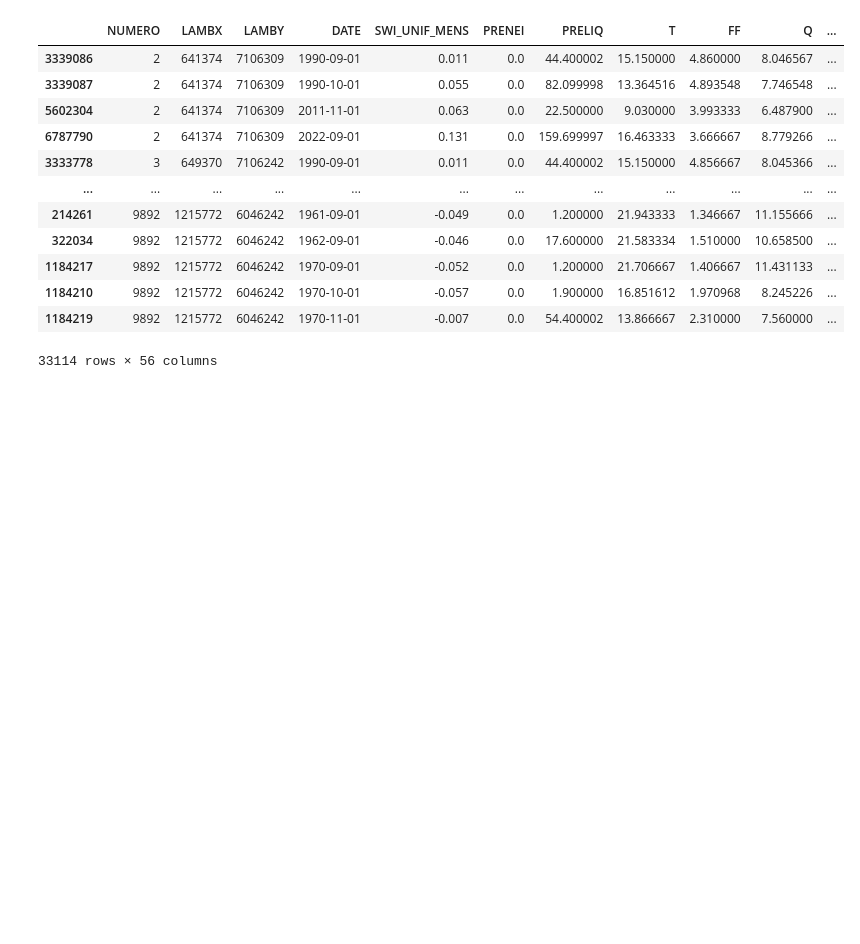
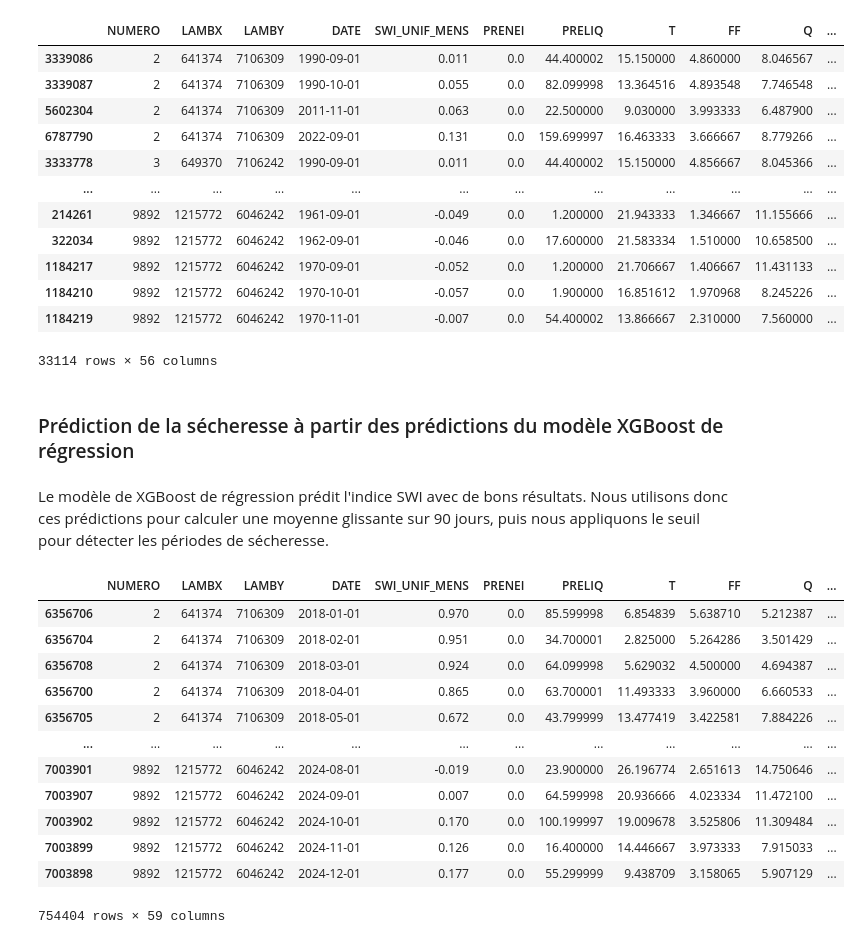
Before and after one commit to Lanouraf/Climate_Risk_Project_SWI_MS_A, a Jupyter notebook: modelisation.ipynb, the cells around one changed output. Cells and saved outputs as stored; diff of their text form; code cells hidden in the pictures; blank space fills up the shorter version.

```diff
--- a/modelisation.ipynb
+++ b/modelisation.ipynb
@@ -1056,3 +1057,48 @@ display(gdf[gdf["SECHERESSE"] == 1])
 | 1184210 | 9892 | 1215772 | 6046242 | 1970-10-01 | -0.057 | 0.0 | 1.900000 | 16.851612 | 1.970968 | 8.245226 | ... |
 | 1184219 | 9892 | 1215772 | 6046242 | 1970-11-01 | -0.007 | 0.0 | 54.400002 | 13.866667 | 2.310000 | 7.560000 | ... |
 33114 rows × 56 columns
+# %% [markdown]
+### Prédiction de la sécheresse à partir des prédictions du modèle XGBoost de régression
+# %% [markdown]
+Le modèle de XGBoost de régression prédit l'indice SWI avec de bons résultats. Nous utilisons donc ces prédictions pour calculer une moyenne glissante sur 90 jours, puis nous appliquons le seuil pour détecter les périodes de sécheresse.
+# %%
+### Isolement de la base de test pour la modélisation de la sécheresse et ajout des prédictions de SWI ###
+
+
+# Base de test
+test = gdf[gdf["DATE"] >= "2018-01-01"].copy()
+
+# Ajout des prédictions XGBoost temporel
+test["SWI_UNIF_MENS_PRED_XGB"] = preds_test_xgb_time
+
+# Ajout de la moyenne glissante sur 3 mois des prédictions XGBoost temporel
+test["SWI_UNIF_MENS_PRED_XGB_MA3"] = test.groupby("NUMERO")["SWI_UNIF_MENS_PRED_XGB"].rolling(window = 3).mean().reset_index(level = 0, drop = True)
+
+# Ajout de la colonne indicatrice de sécheresse basée sur les prédictions
+test["SECHERESSE_PRED"] = 0
+
+# Remplissage de la colonne
+for point in points_grille:
+
+    # Valeur du quantile 4 % pour le point
+    seuil_point = gdf_min_annual.loc[gdf_min_annual["NUMERO"] == point, "SWI_UNIF_MENS_MA3"].values[0]
+
+    # Mise à jour de la colonne indicatrice
+    test.loc[(test["NUMERO"] == point) & (test["SWI_UNIF_MENS_PRED_XGB_MA3"] < seuil_point), "SECHERESSE_PRED"] = 1
+
+# Affichage de la base
+display(test)
+# %% [output]
+|  | NUMERO | LAMBX | LAMBY | DATE | SWI_UNIF_MENS | PRENEI | PRELIQ | T | FF | Q | ... |
+| 6356706 | 2 | 641374 | 7106309 | 2018-01-01 | 0.970 | 0.0 | 85.599998 | 6.854839 | 5.638710 | 5.212387 | ... |
+| 6356704 | 2 | 641374 | 7106309 | 2018-02-01 | 0.951 | 0.0 | 34.700001 | 2.825000 | 5.264286 | 3.501429 | ... |
+| 6356708 | 2 | 641374 | 7106309 | 2018-03-01 | 0.924 | 0.0 | 64.099998 | 5.629032 | 4.500000 | 4.694387 | ... |
+| 6356700 | 2 | 641374 | 7106309 | 2018-04-01 | 0.865 | 0.0 | 63.700001 | 11.493333 | 3.960000 | 6.660533 | ... |
+| 6356705 | 2 | 641374 | 7106309 | 2018-05-01 | 0.672 | 0.0 | 43.799999 | 13.477419 | 3.422581 | 7.884226 | ... |
+| ... | ... | ... | ... | ... | ... | ... | ... | ... | ... | ... | ... |
+| 7003901 | 9892 | 1215772 | 6046242 | 2024-08-01 | -0.019 | 0.0 | 23.900000 | 26.196774 | 2.651613 | 14.750646 | ... |
+| 7003907 | 9892 | 1215772 | 6046242 | 2024-09-01 | 0.007 | 0.0 | 64.599998 | 20.936666 | 4.023334 | 11.472100 | ... |
+| 7003902 | 9892 | 1215772 | 6046242 | 2024-10-01 | 0.170 | 0.0 | 100.199997 | 19.009678 | 3.525806 | 11.309484 | ... |
+| 7003899 | 9892 | 1215772 | 6046242 | 2024-11-01 | 0.126 | 0.0 | 16.400000 | 14.446667 | 3.973333 | 7.915033 | ... |
+| 7003898 | 9892 | 1215772 | 6046242 | 2024-12-01 | 0.177 | 0.0 | 55.299999 | 9.438709 | 3.158065 | 5.907129 | ... |
+754404 rows × 59 columns
```
Also changed, not shown: parts of 5 cells of this notebook.
